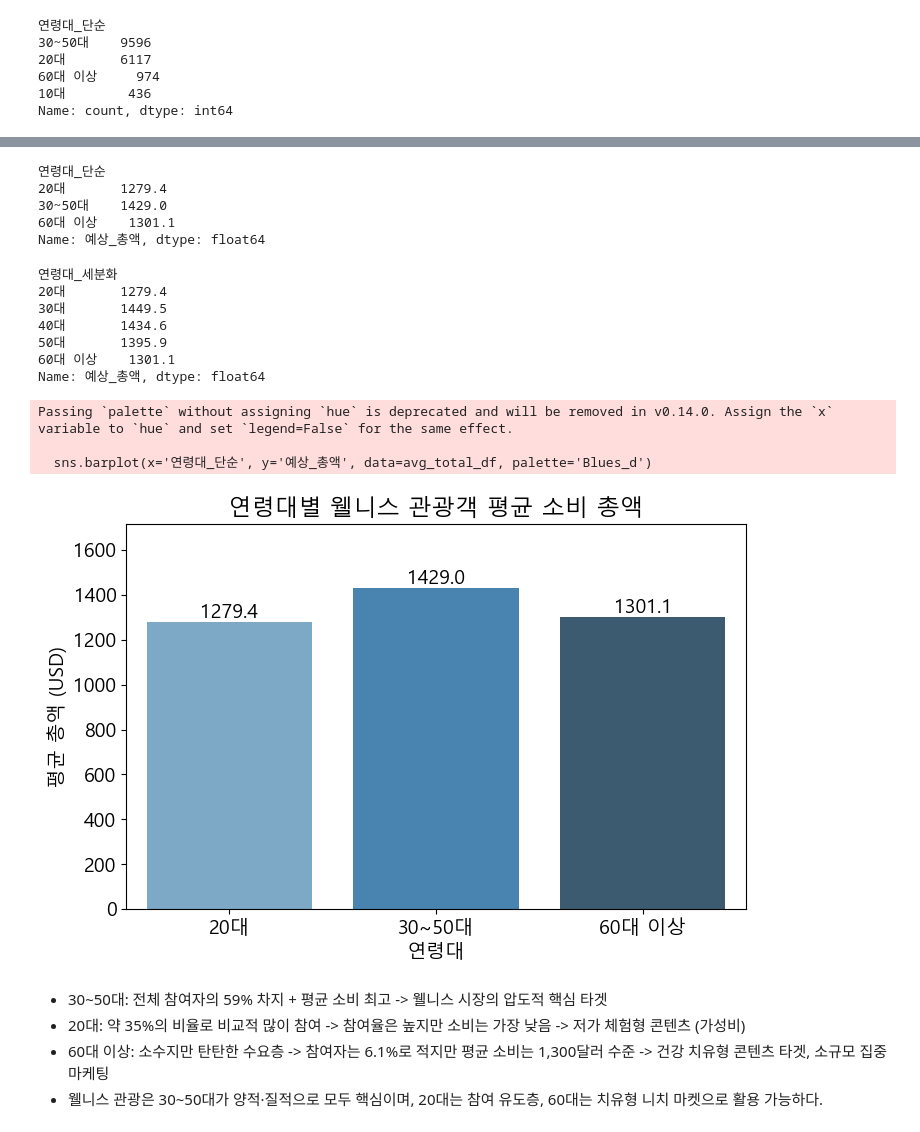
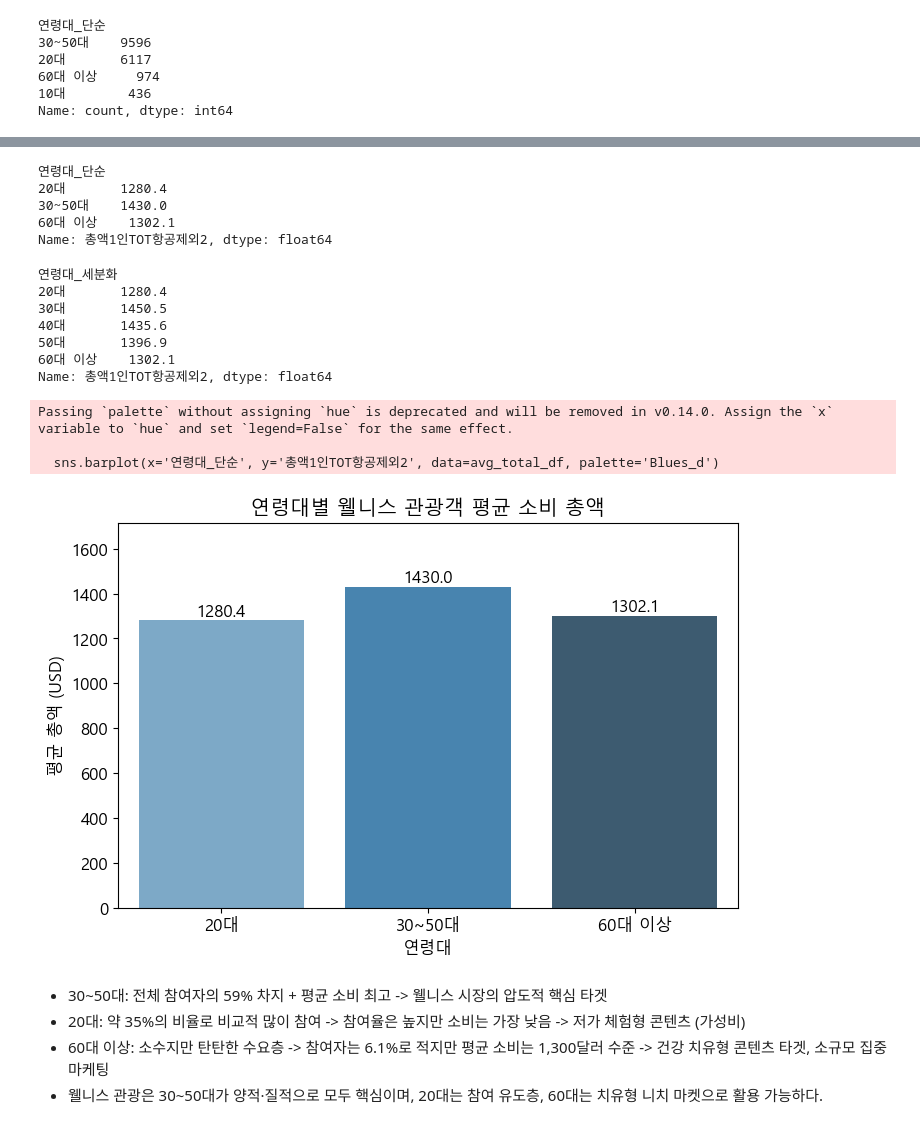
Before and after one commit to tamx2y/wellness_tour, a Jupyter notebook: 01_environment/7_segmentation_analysis.ipynb, the cells around one changed output, grey strips where cells are left out. Saved outputs shown, nothing was run; the diff lists cells and outputs as text; code cells hidden in the pictures.

```diff
--- a/01_environment/7_segmentation_analysis.ipynb
+++ b/01_environment/7_segmentation_analysis.ipynb
@@ -282,0 +453,28 @@ print(pivot)
+# %%
+import matplotlib.pyplot as plt
+import numpy as np
+
+# 한글 폰트 설정 (Windows 기준)
+plt.rcParams['font.family'] = 'Malgun Gothic'
+plt.rcParams['axes.unicode_minus'] = False
+
+labels = means.index.tolist()
+values = means.values.tolist()
+
+# 블루 계열 그라데이션 색상 생성
+colors = plt.cm.Blues(np.linspace(0.4, 0.8, len(values)))
+
+plt.figure(figsize=(6, 5))
+bars = plt.bar(labels, values, color=colors, edgecolor='black')
+
+# 막대 위 y값 표시
+for bar in bars:
+    height = bar.get_height()
+    plt.text(bar.get_x() + bar.get_width() / 2, height,
+             f'{height:.2f}', ha='center', va='bottom', fontsize=10)
+
+plt.ylabel('평균 체류일수')
+plt.title('웰니스 관광객 자녀 동반 여부별 평균 체류일수')
+plt.ylim(0, max(values) * 1.1)  # 여유 공간
+plt.grid(False)
+plt.show()
@@ -380,50 +628,50 @@ plt.show()
 wellness_df = wellness_df[wellness_df['연령대_단순'] != '10대']
 # %%
 # 연령대별 평균 예상 총액
-avg_total = wellness_df.groupby('연령대_단순')['예상_총액'].mean().round(1)
+avg_total = wellness_df.groupby('연령대_단순')['총액1인TOT항공제외2'].mean().round(1)
 print(avg_total)
 # %% [output]
 연령대_단순
-20대       1279.4
-30~50대    1429.0
-60대 이상    1301.1
-Name: 예상_총액, dtype: float64
+20대       1280.4
+30~50대    1430.0
+60대 이상    1302.1
+Name: 총액1인TOT항공제외2, dtype: float64
 # %%
-avg_total = wellness_df.groupby('연령대_세분화')['예상_총액'].mean().round(1)
+avg_total = wellness_df.groupby('연령대_세분화')['총액1인TOT항공제외2'].mean().round(1)
 print(avg_total)
 # %% [output]
 연령대_세분화
-20대       1279.4
-30대       1449.5
-40대       1434.6
-50대       1395.9
-60대 이상    1301.1
-Name: 예상_총액, dtype: float64
+20대       1280.4
+30대       1450.5
+40대       1435.6
+50대       1396.9
+60대 이상    1302.1
+Name: 총액1인TOT항공제외2, dtype: float64
 # %%
 import matplotlib.pyplot as plt
 import seaborn as sns
 
 # 시각화용 DataFrame으로 변환
-avg_total_df = wellness_df.groupby('연령대_단순')['예상_총액'].mean().round(1).reset_index()
+avg_total_df = wellness_df.groupby('연령대_단순')['총액1인TOT항공제외2'].mean().round(1).reset_index()
 
 # 그래프 그리기
 plt.figure(figsize=(8, 5))
-sns.barplot(x='연령대_단순', y='예상_총액', data=avg_total_df, palette='Blues_d')
+sns.barplot(x='연령대_단순', y='총액1인TOT항공제외2', data=avg_total_df, palette='Blues_d')
 plt.title('연령대별 웰니스 관광객 평균 소비 총액')
 plt.xlabel('연령대')
 plt.ylabel('평균 총액 (USD)')
-plt.ylim(0, avg_total_df['예상_총액'].max() * 1.2)  # y축 여유롭게
+plt.ylim(0, avg_total_df['총액1인TOT항공제외2'].max() * 1.2)  # y축 여유롭게
 
 # 막대 위에 값 표시
 for i, row in avg_total_df.iterrows():
-    plt.text(i, row['예상_총액'] + 20, f"{row['예상_총액']}", ha='center')
+    plt.text(i, row['총액1인TOT항공제외2'] + 20, f"{row['총액1인TOT항공제외2']}", ha='center')
 
 plt.show()
 # %% [output]
 Passing `palette` without assigning `hue` is deprecated and will be removed in v0.14.0. Assign the `x` variable to `hue` and set `legend=False` for the same effect.
 
-  sns.barplot(x='연령대_단순', y='예상_총액', data=avg_total_df, palette='Blues_d')
+  sns.barplot(x='연령대_단순', y='총액1인TOT항공제외2', data=avg_total_df, palette='Blues_d')
-[figure, old version]
+[figure, new version]
 # %% [markdown]
 - 30~50대: 전체 참여자의 59% 차지 + 평균 소비 최고 -> 웰니스 시장의 압도적 핵심 타겟
 - 20대: 약 35%의 비율로 비교적 많이 참여 -> 참여율은 높지만 소비는 가장 낮음 -> 저가 체험형 콘텐츠 (가성비)
```
Also changed, not shown: parts of 110 cells of this notebook, 3 other files.
